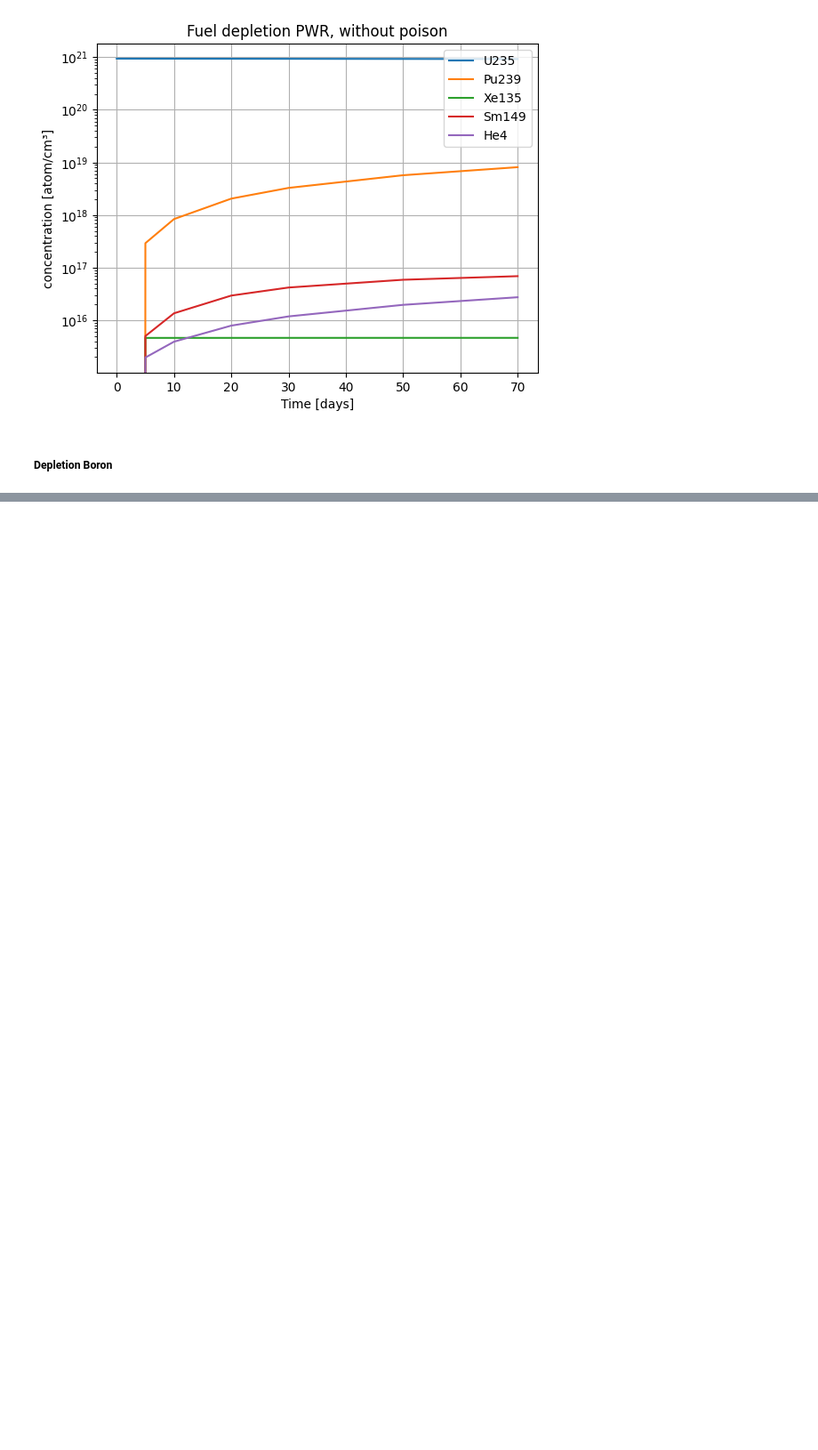
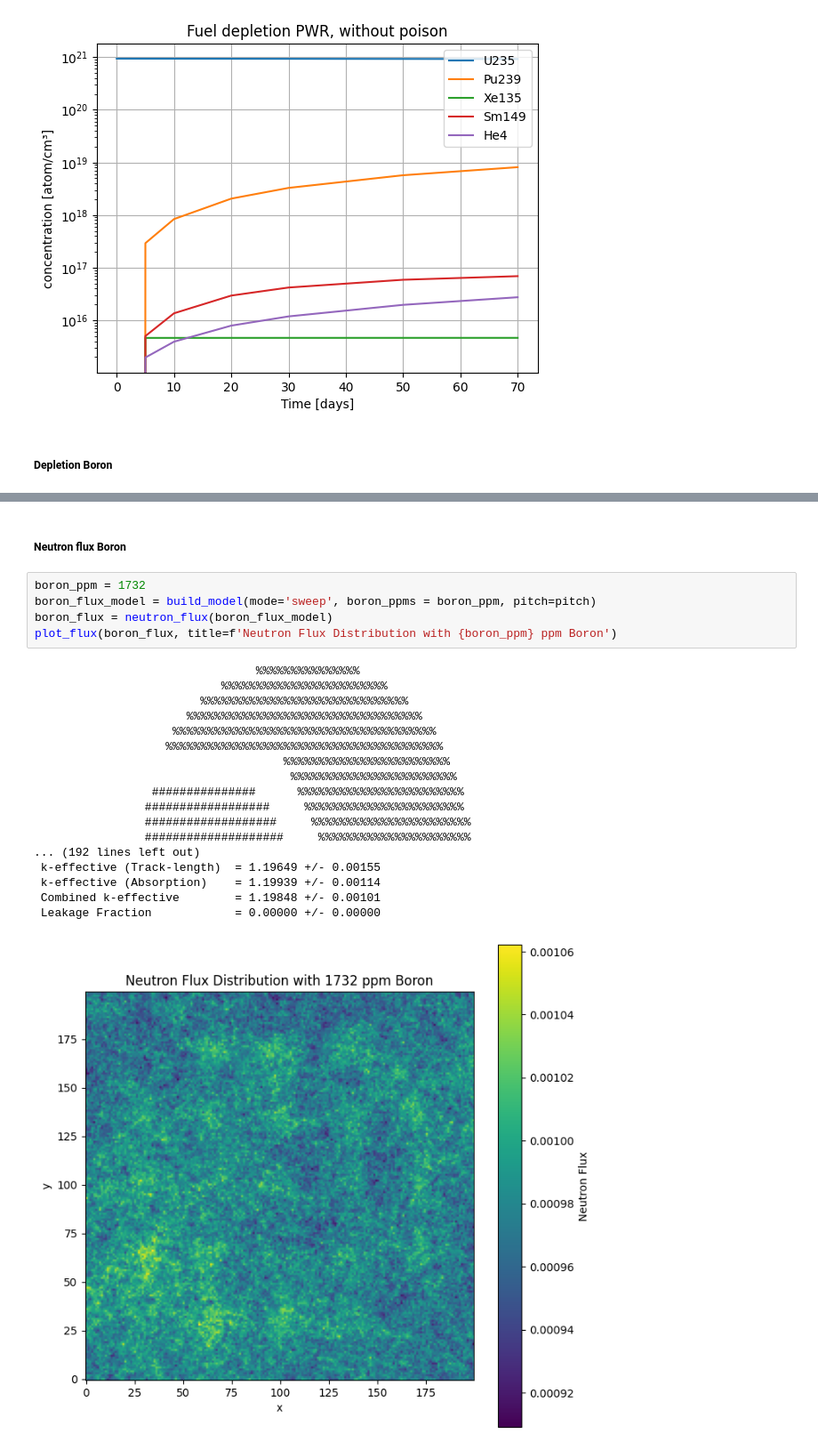
Before and after one commit to Sille94/reaktorfysik, a Jupyter notebook: GroupProject.ipynb, the cells around one changed output, grey strips where cells are left out. Shown at 89% size. Drawn from its saved outputs; the diff is of its cells as text; blank space fills up the shorter version.

```diff
--- a/GroupProject.ipynb
+++ b/GroupProject.ipynb
@@ -867,0 +1223,26 @@ boron_depletion_result = run_depletion(pwr_boron, timesteps, power, diff_mats=Fa
+# %% [markdown]
+##### Neutron flux Boron
+# %%
+boron_ppm = 1732
+boron_flux_model = build_model(mode='sweep', boron_ppms = boron_ppm, pitch=pitch)
+boron_flux = neutron_flux(boron_flux_model)
+plot_flux(boron_flux, title=f'Neutron Flux Distribution with {boron_ppm} ppm Boron')
+# %% [output]
+                                %%%%%%%%%%%%%%%
+                           %%%%%%%%%%%%%%%%%%%%%%%%
+                        %%%%%%%%%%%%%%%%%%%%%%%%%%%%%%
+                      %%%%%%%%%%%%%%%%%%%%%%%%%%%%%%%%%%
+                    %%%%%%%%%%%%%%%%%%%%%%%%%%%%%%%%%%%%%%
+                   %%%%%%%%%%%%%%%%%%%%%%%%%%%%%%%%%%%%%%%%
+                                    %%%%%%%%%%%%%%%%%%%%%%%%
+                                     %%%%%%%%%%%%%%%%%%%%%%%%
+                 ###############      %%%%%%%%%%%%%%%%%%%%%%%%
+                ##################     %%%%%%%%%%%%%%%%%%%%%%%
+                ###################     %%%%%%%%%%%%%%%%%%%%%%%
+                ####################     %%%%%%%%%%%%%%%%%%%%%%
+... (192 lines left out)
+ k-effective (Track-length)  = 1.19649 +/- 0.00155
+ k-effective (Absorption)    = 1.19939 +/- 0.00114
+ Combined k-effective        = 1.19848 +/- 0.00101
+ Leakage Fraction            = 0.00000 +/- 0.00000
+[figure, added]
```
Also changed, not shown: parts of 20 cells of this notebook, 26 other files.
